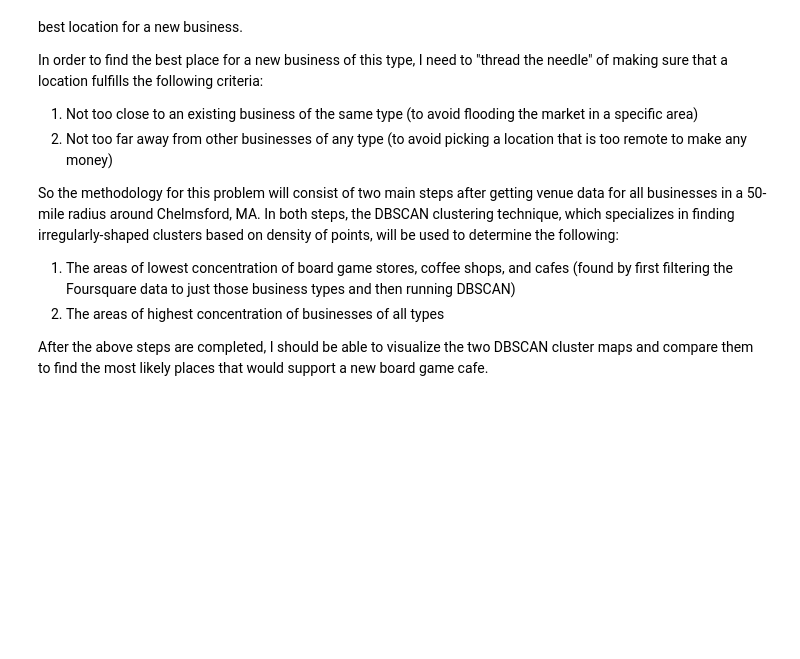
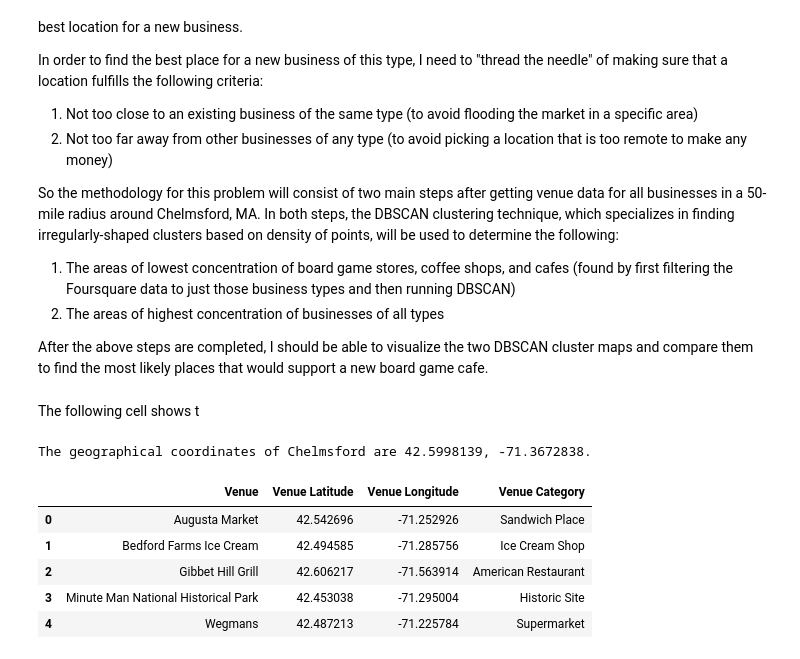
Before and after one commit to twxabfn/Coursera_Capstone, a Jupyter notebook: BPR Capstone Project - Game Store.ipynb, the cells around one changed output. Saved outputs shown, nothing was run; the diff lists cells and outputs as text; code cells hidden in the pictures; blank space fills up the shorter version.

```diff
--- a/BPR Capstone Project - Game Store.ipynb
+++ b/BPR Capstone Project - Game Store.ipynb
@@ -30,0 +33,53 @@ After the above steps are completed, I should be able to visualize the two DBSCA
+# %% [markdown]
+The following cell shows t
+# %%
+import requests
+import pandas as pd
+from geopy.geocoders import Nominatim
+
+address = 'Chelmsford, MA'
+
+geolocator = Nominatim(user_agent="ch_explorer")
+location = geolocator.geocode(address)
+latitude = location.latitude
+longitude = location.longitude
+print('The geographical coordinates of Chelmsford are {}, {}.'.format(latitude, longitude))
+
+radius = 80000
+
+# create the API request URL
+url = 'https://api.foursquare.com/v2/venues/explore?&client_id={}&client_secret={}&v={}&ll={},{}&radius={}&limit={}'.format(
+    CLIENT_ID,
+    CLIENT_SECRET,
+    VERSION,
+    latitude,
+    longitude,
+    radius,
+    LIMIT)
+
+# make the GET request
+results = requests.get(url).json()["response"]['groups'][0]['items']
+
+venues_list = []
+
+for v in results:
+
+    # return only relevant information for each nearby venue
+    venues_list.append([v['venue']['name'], v['venue']['location']['lat'], v['venue']['location']['lng'], v['venue']['categories'][0]['name']])
+
+nearby_venues = pd.DataFrame(venues_list)
+
+nearby_venues.columns = ['Venue',
+                        'Venue Latitude',
+                        'Venue Longitude',
+                        'Venue Category']
+
+nearby_venues.head()
+# %% [output]
+The geographical coordinates of Chelmsford are 42.5998139, -71.3672838.
+|  | Venue | Venue Latitude | Venue Longitude | Venue Category |
+| 0 | Augusta Market | 42.542696 | -71.252926 | Sandwich Place |
+| 1 | Bedford Farms Ice Cream | 42.494585 | -71.285756 | Ice Cream Shop |
+| 2 | Gibbet Hill Grill | 42.606217 | -71.563914 | American Restaurant |
+| 3 | Minute Man National Historical Park | 42.453038 | -71.295004 | Historic Site |
+| 4 | Wegmans | 42.487213 | -71.225784 | Supermarket |
```
Also changed, not shown: parts of 1 cell of this notebook.
